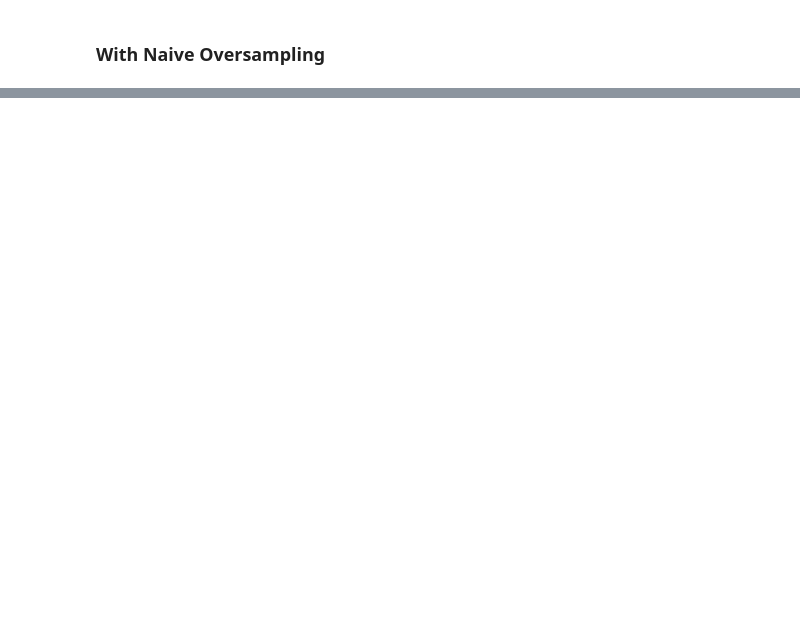
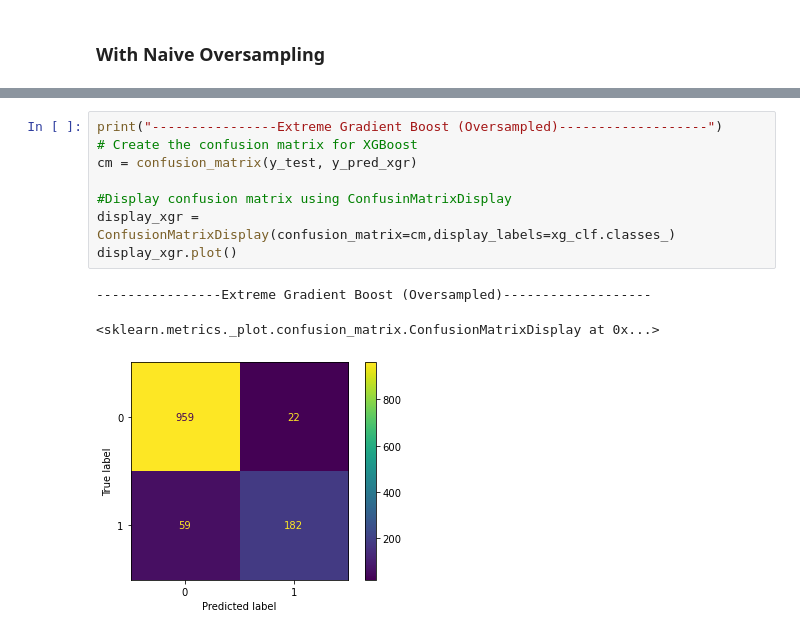
Before and after one commit to Cthompsonlbi/Team_Red, a Jupyter notebook: Notebooks/ML_Master.ipynb, the cells around one changed output, grey strips where cells are left out. Saved outputs shown, nothing was run; the diff lists cells and outputs as text; blank space fills up the shorter version.

```diff
--- a/Notebooks/ML_Master.ipynb
+++ b/Notebooks/ML_Master.ipynb
@@ -697,0 +860,12 @@ xgb.plot_importance(xg_clf)
+# %%
+print("----------------Extreme Gradient Boost (Oversampled)-------------------")
+# Create the confusion matrix for XGBoost
+cm = confusion_matrix(y_test, y_pred_xgr)
+
+#Display confusion matrix using ConfusinMatrixDisplay
+display_xgr = ConfusionMatrixDisplay(confusion_matrix=cm,display_labels=xg_clf.classes_)
+display_xgr.plot()
+# %% [output]
+----------------Extreme Gradient Boost (Oversampled)-------------------
+<sklearn.metrics._plot.confusion_matrix.ConfusionMatrixDisplay at 0x...>
+[figure, added]
```
Also changed, not shown: parts of 23 cells of this notebook.
